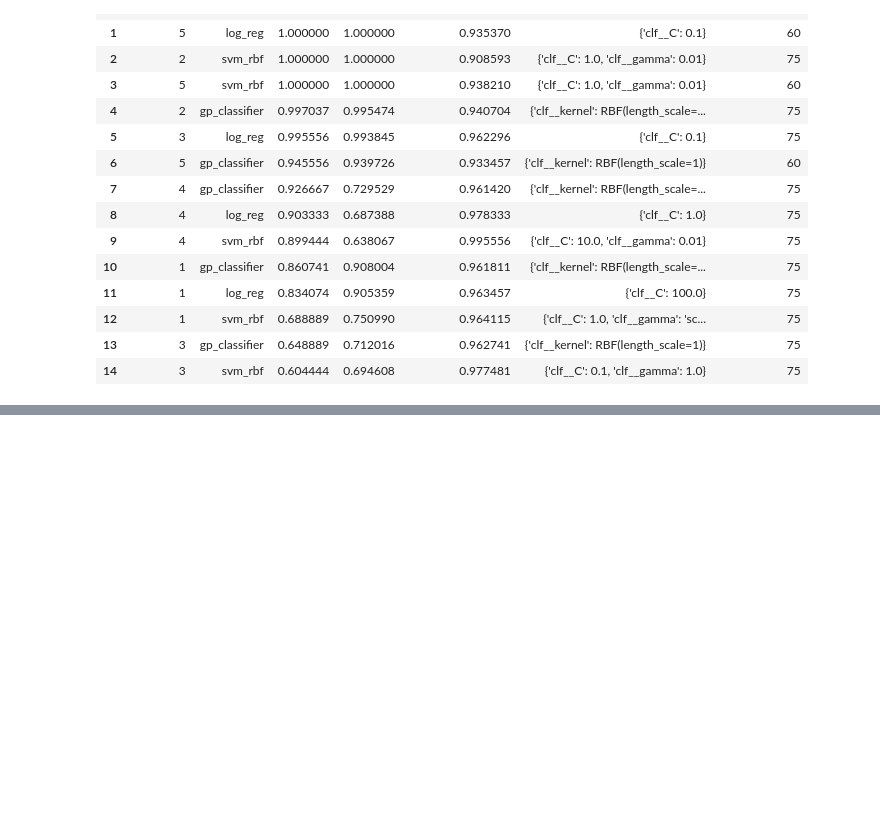
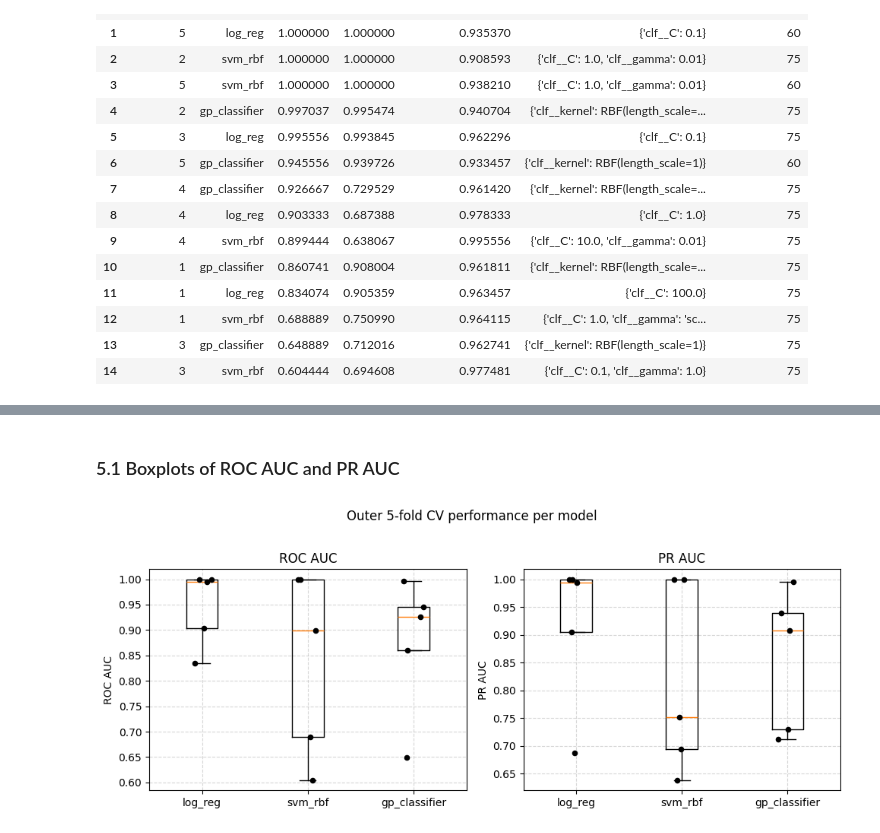
Before and after one commit to ChouaibB/battery-diagnostics-impedance-ml-examples, a Jupyter notebook: notebooks/03_Healthy_vs_Aged_Classification_from_EIS.ipynb, the cells around one changed output, grey strips where cells are left out. Cells and saved outputs as stored; diff of their text form; code cells hidden in the pictures; blank space fills up the shorter version.

Commit message:
visualizing results + comments

```diff
--- a/notebooks/03_Healthy_vs_Aged_Classification_from_EIS.ipynb
+++ b/notebooks/03_Healthy_vs_Aged_Classification_from_EIS.ipynb
@@ -526,0 +538,48 @@ results_df
+# %% [markdown]
+### 5.1 Boxplots of ROC AUC and PR AUC
+# %%
+import matplotlib.pyplot as plt
+import numpy as np
+
+# Consistent model order and pretty labels
+model_order = ["log_reg", "svm_rbf", "gp_classifier"]
+metric_labels = {"roc_auc": "ROC AUC", "pr_auc": "PR AUC"}
+
+metrics_to_plot = ["roc_auc", "pr_auc"]
+rng = np.random.RandomState(42)  # for reproducible jitter
+
+fig, axes = plt.subplots(1, 2, figsize=(10, 4), sharey=False)
+
+for ax, metric_name in zip(axes, metrics_to_plot):
+    data = [
+        results_df.loc[results_df["model"] == m, metric_name].values
+        for m in model_order
+    ]
+
+    # Boxplot without default fliers
+    ax.boxplot(data, showfliers=False)
+    ax.set_xticks(range(1, len(model_order) + 1))
+    ax.set_xticklabels(model_order, rotation=0)
+    ax.set_title(metric_labels[metric_name])
+    ax.set_ylabel(metric_labels[metric_name])
+
+    # Add horizontal grid
+    ax.grid(True, linestyle="--", alpha=0.5)
+
+    # Overlay the individual fold values as small jittered black dots
+    for i, vals in enumerate(data, start=1):
+        x_jitter = i + rng.uniform(-0.1, 0.1, size=len(vals))
+        ax.scatter(
+            x_jitter,
+            vals,
+            s=20,
+            marker="o",
+            color="black",
+            zorder=3,
+        )
+
+fig.suptitle("Outer 5-fold CV performance per model", y=1.02)
+fig.tight_layout()
+plt.show()
+# %% [output]
+[figure, added]
```
Also changed, not shown: parts of 4 cells of this notebook.
